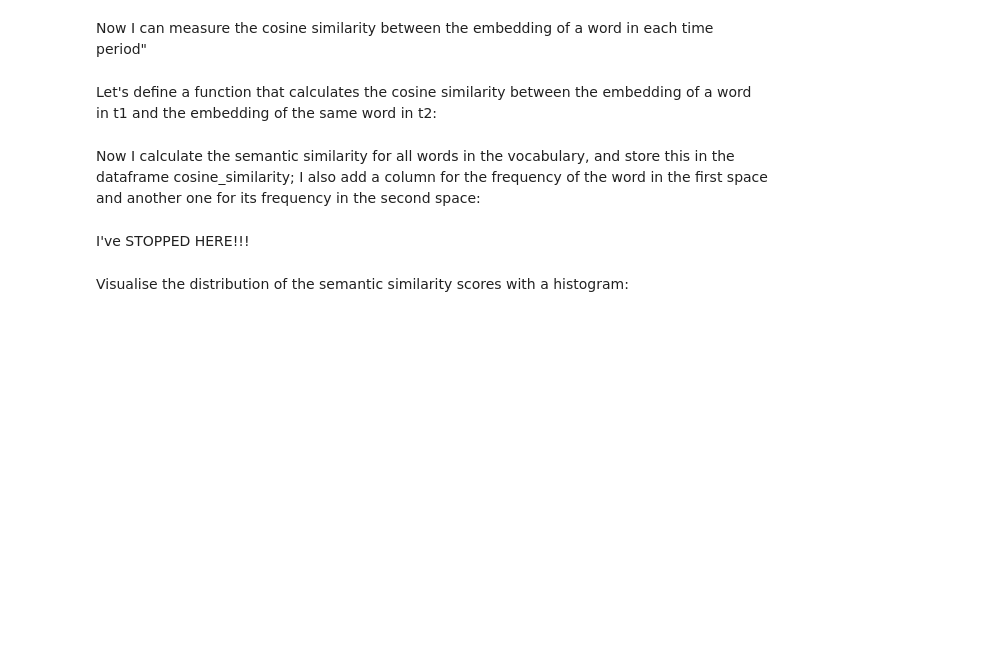
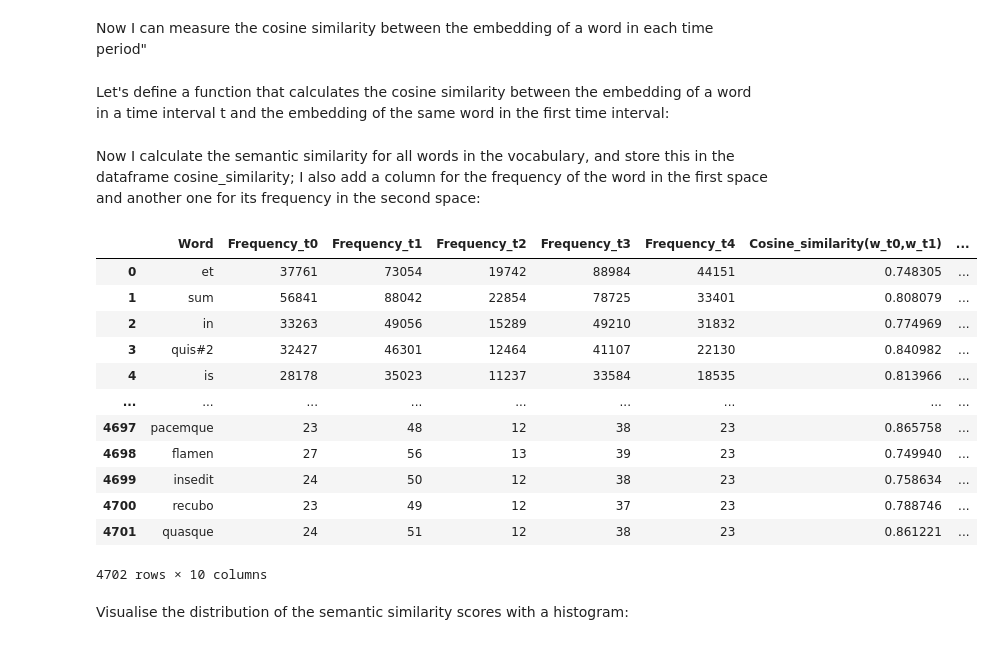
Before and after one commit to BarbaraMcG/latinise, a Jupyter notebook: Semantic_change.ipynb, the cells around one changed output. Saved outputs shown, nothing was run; the diff lists cells and outputs as text; code cells hidden in the pictures; blank space fills up the shorter version.

```diff
--- a/Semantic_change.ipynb
+++ b/Semantic_change.ipynb
@@ -935,5 +894,5 @@ for i in range(0,len(models)):
 # %% [markdown]
 Now I can measure the cosine similarity between the embedding of a word in each time period"
 # %% [markdown]
-Let's define a function that calculates the cosine similarity between the embedding of a word in t1 and the embedding of the same word in t2:
+Let's define a function that calculates the cosine similarity between the embedding of a word in a time interval t and the embedding of the same word in the first time interval:
 # %%
@@ -942,5 +901,3 @@ def cosine_similarity(word):
   return sc
 # %% [markdown]
 Now I calculate the semantic similarity for all words in the vocabulary, and store this in the dataframe cosine_similarity; I also add a column for the frequency of the word in the first space and another one for its frequency in the second space:
-# %% [markdown]
-I've STOPPED HERE!!!
@@ -950,3 +904,33 @@ cosine_similarity_df
+# %%
+cosine_similarity_df = pd.DataFrame(([w,
+                                      models[0].wv.get_vecattr(w, "count") ,
+                                      models[1].wv.get_vecattr(w, "count"),
+                                      models[2].wv.get_vecattr(w, "count"),
+                                      models[3].wv.get_vecattr(w, "count"),
+                                      models[4].wv.get_vecattr(w, "count"),
+                                    cosine_similarity(w,1),
+                                    cosine_similarity(w,2),
+                                    cosine_similarity(w,3),
+                                    cosine_similarity(w,4),
+                                     ] for w in models[i].wv.index_to_key),
+                                    columns = ('Word', "Frequency_t0", "Frequency_t1", "Frequency_t2", "Frequency_t3", "Frequency_t4",
+                                              'Cosine_similarity(w_t0,w_t1)', 'Cosine_similarity(w_t0,w_t2)', 'Cosine_similarity(w_t0,w_t3)', 'Cosine_similarity(w_t0,w_t4)',
+                                              ))
+cosine_similarity_df
+# %% [output]
+|  | Word | Frequency_t0 | Frequency_t1 | Frequency_t2 | Frequency_t3 | Frequency_t4 | Cosine_similarity(w_t0,w_t1) | ... |
+| 0 | et | 37761 | 73054 | 19742 | 88984 | 44151 | 0.748305 | ... |
+| 1 | sum | 56841 | 88042 | 22854 | 78725 | 33401 | 0.808079 | ... |
+| 2 | in | 33263 | 49056 | 15289 | 49210 | 31832 | 0.774969 | ... |
+| 3 | quis#2 | 32427 | 46301 | 12464 | 41107 | 22130 | 0.840982 | ... |
+| 4 | is | 28178 | 35023 | 11237 | 33584 | 18535 | 0.813966 | ... |
+| ... | ... | ... | ... | ... | ... | ... | ... | ... |
+| 4697 | pacemque | 23 | 48 | 12 | 38 | 23 | 0.865758 | ... |
+| 4698 | flamen | 27 | 56 | 13 | 39 | 23 | 0.749940 | ... |
+| 4699 | insedit | 24 | 50 | 12 | 38 | 23 | 0.758634 | ... |
+| 4700 | recubo | 23 | 49 | 12 | 37 | 23 | 0.788746 | ... |
+| 4701 | quasque | 24 | 51 | 12 | 38 | 23 | 0.861221 | ... |
+4702 rows × 10 columns
 # %% [markdown]
 Visualise the distribution of the semantic similarity scores with a histogram:
 # %%
```
Also changed, not shown: parts of 15 cells of this notebook.
